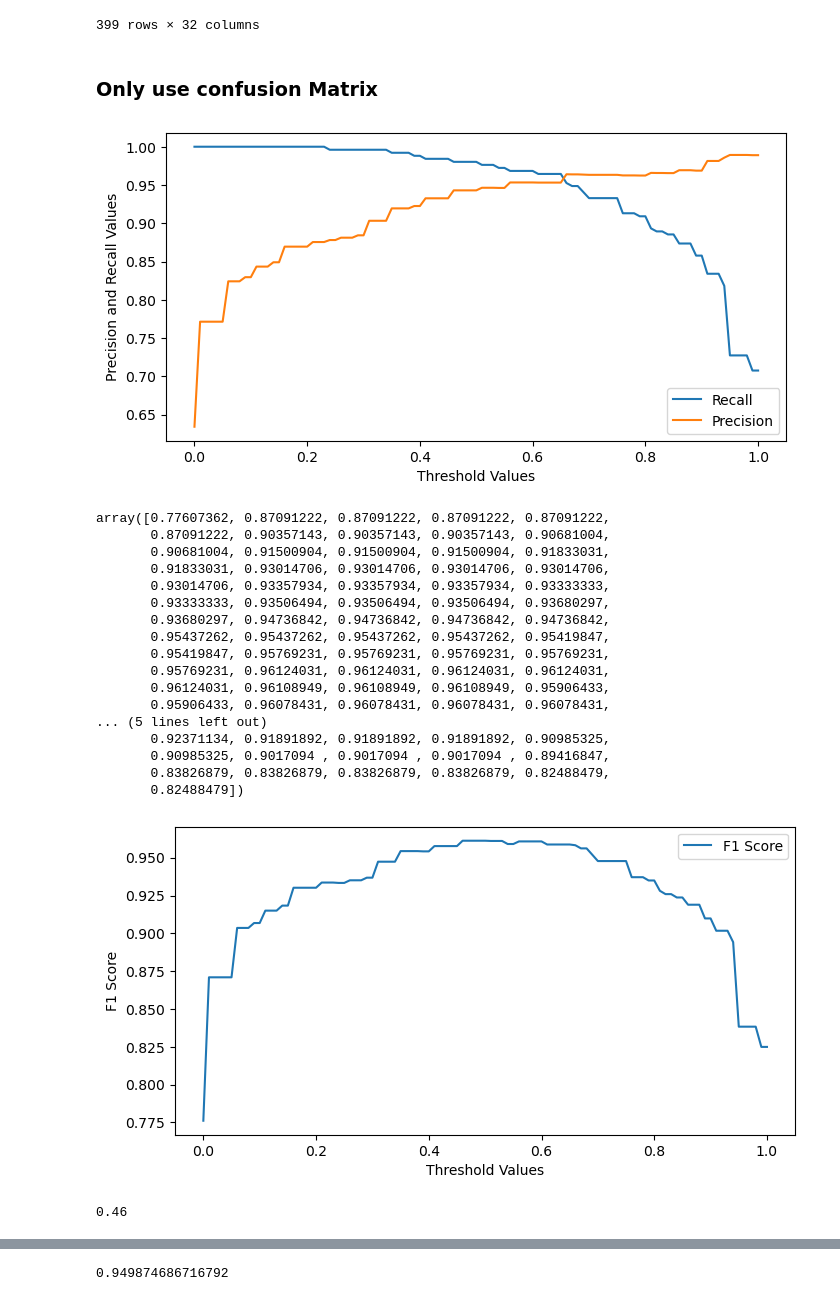
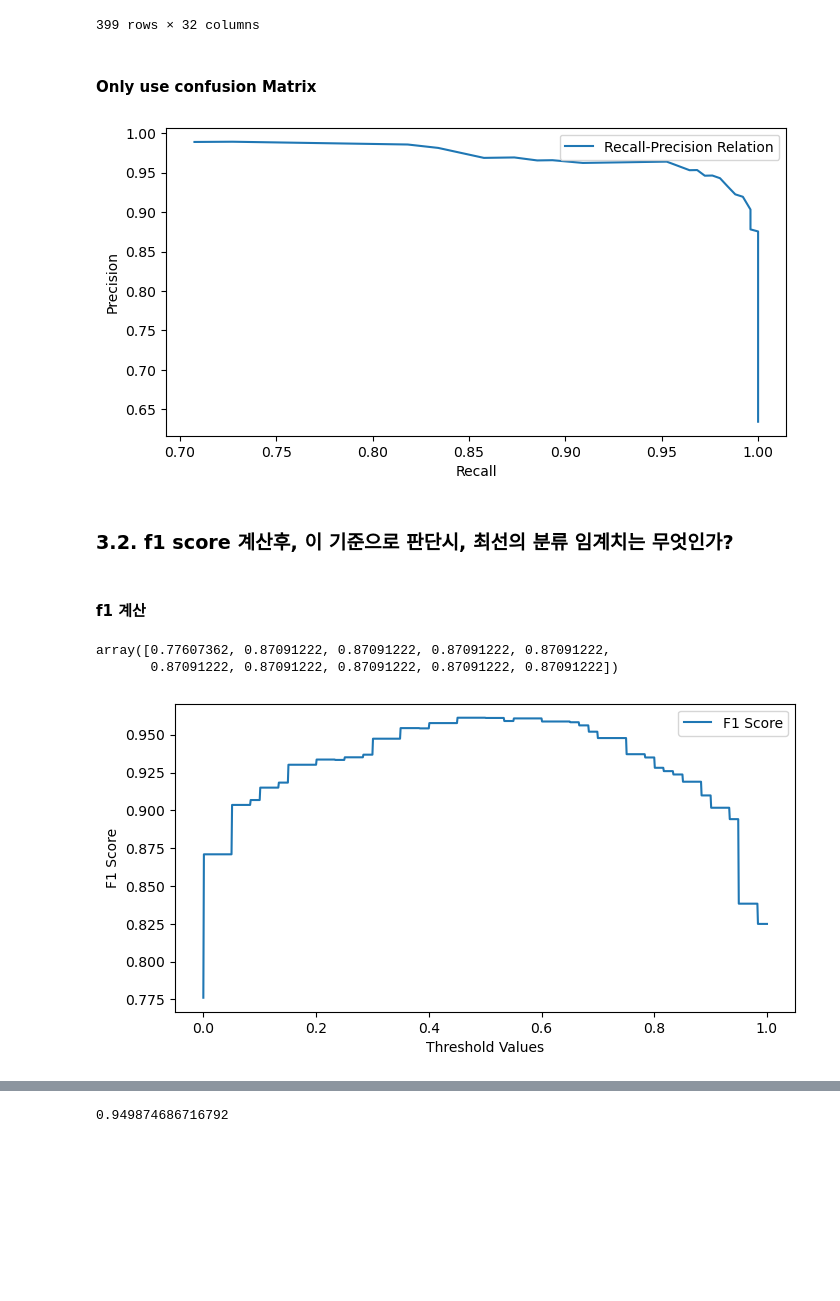
Before and after one commit to MalrangQuant/Machine-Learning-Financial-Engineering, a Jupyter notebook: 과제2 - 20223888 이선우.ipynb, the cells around one changed output, grey strips where cells are left out. Drawn from its saved outputs; the diff is of its cells as text; code cells hidden in the pictures; blank space fills up the shorter version.

```diff
--- a/과제2 - 20223888 이선우.ipynb
+++ b/과제2 - 20223888 이선우.ipynb
@@ -177,9 +184,9 @@ df
 | 398 | -0.362769 | 0.484112 | -0.384677 | -0.399281 | -1.483819 | -0.401411 | -0.345755 | -0.780246 | -0.845627 | -0.234983 | ... | ... |
 399 rows × 32 columns
 # %% [markdown]
-### Only use confusion Matrix
+#### Only use confusion Matrix
 # %%
-threshold_list = np.linspace(0, 1, 101)
+threshold_list = np.linspace(0, 1, 1001)
 recall_list = []
 precision_list = []
 
@@ -196,38 +203,27 @@ for threshold in threshold_list:
     precision_list.append(precision)
 # %%
 plt.figure(figsize=(8,4))
-plt.plot(threshold_list, recall_list, label='Recall')
-plt.plot(threshold_list, precision_list, label='Precision')
-plt.xlabel('Threshold Values')
-plt.ylabel('Precision and Recall Values')
+plt.plot(recall_list, precision_list, label='Recall-Precision Relation')
+#plt.plot(threshold_list, precision_list, label='Precision')
+plt.xlabel('Recall')
+plt.ylabel('Precision')
 plt.legend()
 plt.show()
 # %% [output]
-[figure, old version]
+[figure, new version]
+# %% [markdown]
+### 3.2. f1 score 계산후, 이 기준으로 판단시, 최선의 분류 임계치는 무엇인가?
+# %% [markdown]
+#### f1 계산
 # %%
 precision_list = np.asarray(precision_list)
 recall_list = np.asarray(recall_list)
 
 f1_score_arr = 2 / ((1/recall_list) + (1/precision_list))
-f1_score_arr
+f1_score_arr[0:10]
 # %% [output]
 array([0.77607362, 0.87091222, 0.87091222, 0.87091222, 0.87091222,
-       0.87091222, 0.90357143, 0.90357143, 0.90357143, 0.90681004,
-       0.90681004, 0.91500904, 0.91500904, 0.91500904, 0.91833031,
-       0.91833031, 0.93014706, 0.93014706, 0.93014706, 0.93014706,
-       0.93014706, 0.93357934, 0.93357934, 0.93357934, 0.93333333,
-       0.93333333, 0.93506494, 0.93506494, 0.93506494, 0.93680297,
-       0.93680297, 0.94736842, 0.94736842, 0.94736842, 0.94736842,
-       0.95437262, 0.95437262, 0.95437262, 0.95437262, 0.95419847,
-       0.95419847, 0.95769231, 0.95769231, 0.95769231, 0.95769231,
-       0.95769231, 0.96124031, 0.96124031, 0.96124031, 0.96124031,
-       0.96124031, 0.96108949, 0.96108949, 0.96108949, 0.95906433,
-       0.95906433, 0.96078431, 0.96078431, 0.96078431, 0.96078431,
-... (5 lines left out)
-       0.92371134, 0.91891892, 0.91891892, 0.91891892, 0.90985325,
-       0.90985325, 0.9017094 , 0.9017094 , 0.9017094 , 0.89416847,
-       0.83826879, 0.83826879, 0.83826879, 0.83826879, 0.82488479,
-       0.82488479])
+       0.87091222, 0.87091222, 0.87091222, 0.87091222, 0.87091222])
 # %%
 plt.figure(figsize=(8,4))
 plt.plot(threshold_list, f1_score_arr, label='F1 Score')
@@ -236,8 +232,4 @@ plt.ylabel('F1 Score')
 plt.legend()
 plt.show()
 # %% [output]
-[figure, old version]
+[figure, new version]
-# %%
-threshold_list[np.argmax(f1_score_arr)]
-# %% [output]
-0.46
```
Also changed, not shown: parts of 27 cells of this notebook, 11 other files.
